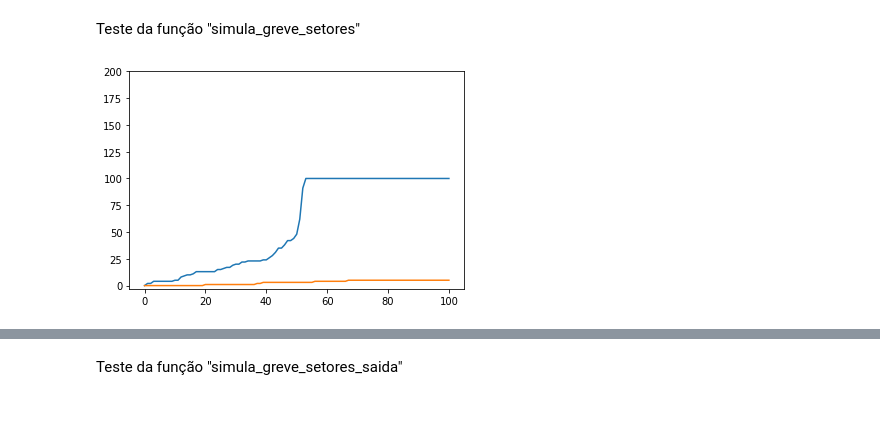
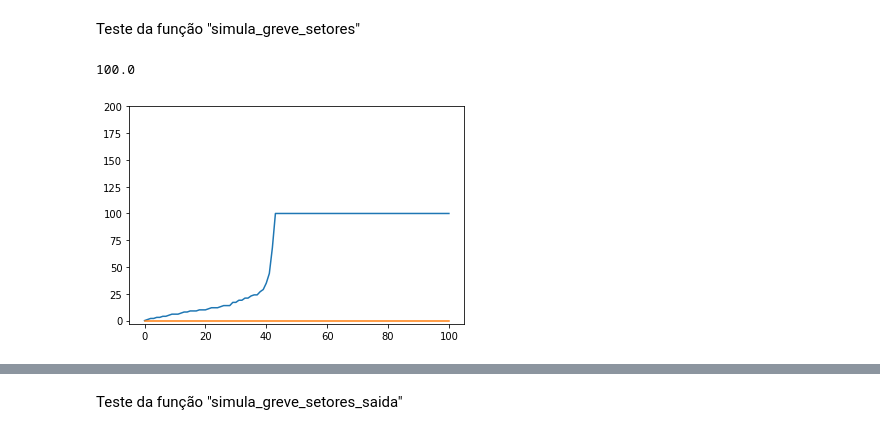
Before and after one commit to AlantheBenign/Critical-mass-model-for-social-dynamic, a Jupyter notebook: Modelo Novo/Sectors threshold model.ipynb, the cells around one changed output, grey strips where cells are left out. Saved outputs shown, nothing was run; the diff lists cells and outputs as text; code cells hidden in the pictures.

```diff
--- a/Modelo Novo/Sectors threshold model.ipynb
+++ b/Modelo Novo/Sectors threshold model.ipynb
@@ -11,25 +11,27 @@ import random as rd
 from IPython.display import clear_output
 # %% [markdown]
 Teste da função "simula_greve_setores"
-# %%
-N = 100
-media = 55
-desvio_padrao = 20
-
-agentes0 = lim.cria_agentes(N,media,desvio_padrao)
-agentes1 = lim.cria_agentes(N,media,desvio_padrao)
-
-sistema = lim.Sistema(agentes0, agentes1)
-
-passos_temporais = 100
-
-(progressao, tamanho_final) = lim.simula_greve_setores(sistema, passos_temporais)
-
-
-plt.figure()
-plt.plot(progressao[0])
-plt.plot(progressao[1])
-plt.ylim(-3,2*N)
-plt.show()
-# %% [output]
-[figure, removed]
+# %%
+N = 200
+average = 55
+deviation = 20
+
+agents = func.create_agents(N,average,deviation)
+sector0_size = 100
+sector1_size = 100
+
+system = func.System(agents, sector0_size, sector1_size)
+
+steps = 100
+
+progression = func.simulate_riot_sectors(system, steps)
+print(progression[0][steps])
+
+plt.figure()
+plt.plot(progression[0])
+plt.plot(progression[1])
+plt.ylim(-3,N)
+plt.show()
+# %% [output]
+100.0
+[figure, added]
```
Also changed, not shown: parts of 1 cell of this notebook, 3 other files.
